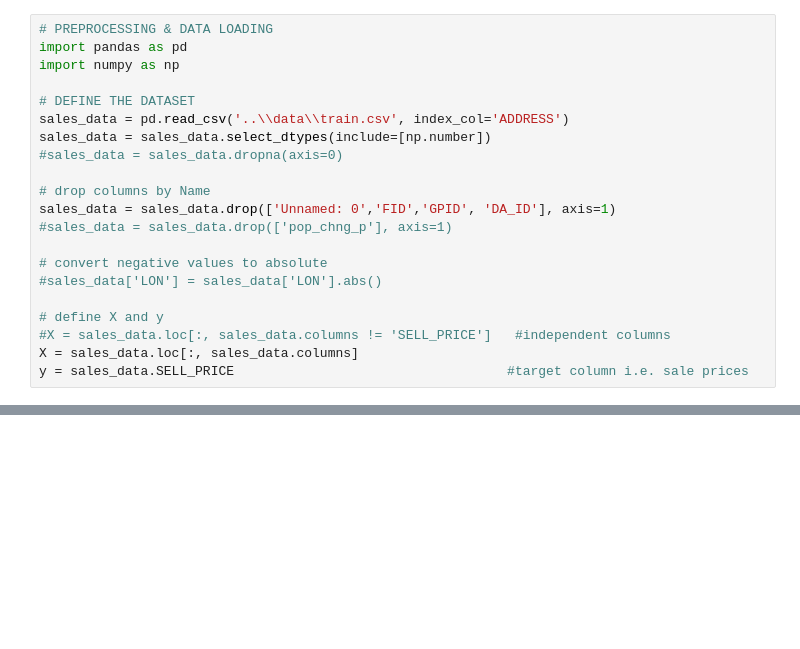
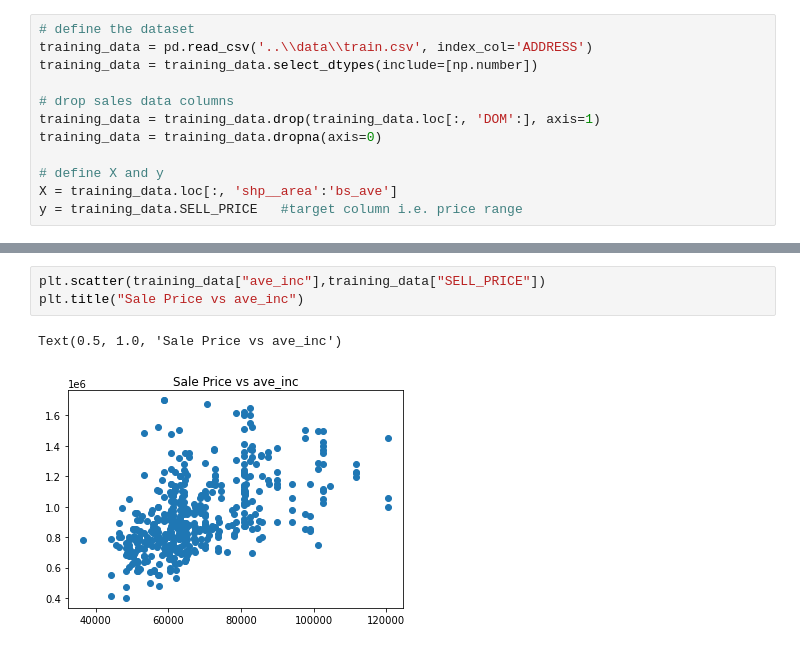
Before and after one commit to johnallanach/house-price-prediction, a Jupyter notebook: notebooks/data-exploration.ipynb, the cells around one changed output, grey strips where cells are left out. Saved outputs shown, nothing was run; the diff lists cells and outputs as text; blank space fills up the shorter version.

```diff
--- a/notebooks/data-exploration.ipynb
+++ b/notebooks/data-exploration.ipynb
@@ -1,22 +4,13 @@
 # %%
-# PREPROCESSING & DATA LOADING
-import pandas as pd
-import numpy as np
+# define the dataset
+training_data = pd.read_csv('..\\data\\train.csv', index_col='ADDRESS')
+training_data = training_data.select_dtypes(include=[np.number])
 
-# DEFINE THE DATASET
-sales_data = pd.read_csv('..\\data\\train.csv', index_col='ADDRESS')
-sales_data = sales_data.select_dtypes(include=[np.number])
-#sales_data = sales_data.dropna(axis=0)
-
-# drop columns by Name
-sales_data = sales_data.drop(['Unnamed: 0','FID','GPID', 'DA_ID'], axis=1)
-#sales_data = sales_data.drop(['pop_chng_p'], axis=1)
-
-# convert negative values to absolute
-#sales_data['LON'] = sales_data['LON'].abs()
+# drop sales data columns
+training_data = training_data.drop(training_data.loc[:, 'DOM':], axis=1)
+training_data = training_data.dropna(axis=0)
 
 # define X and y
-#X = sales_data.loc[:, sales_data.columns != 'SELL_PRICE']   #independent columns
-X = sales_data.loc[:, sales_data.columns]
-y = sales_data.SELL_PRICE                                   #target column i.e. sale prices
+X = training_data.loc[:, 'shp__area':'bs_ave']
+y = training_data.SELL_PRICE   #target column i.e. price range
 # %%
@@ -30,0 +39,6 @@ UsageError: unrecognized arguments: # only in a Jupyter notebook
+# %%
+plt.scatter(training_data["ave_inc"],training_data["SELL_PRICE"])
+plt.title("Sale Price vs ave_inc")
+# %% [output]
+Text(0.5, 1.0, 'Sale Price vs ave_inc')
+[figure, added]
```
Also changed, not shown: parts of 10 cells of this notebook, 10 other files.
